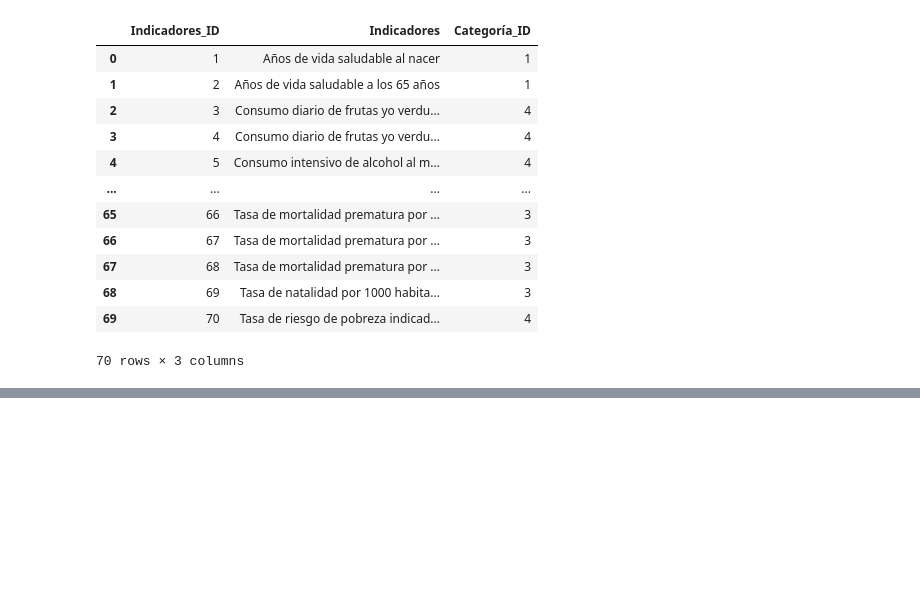
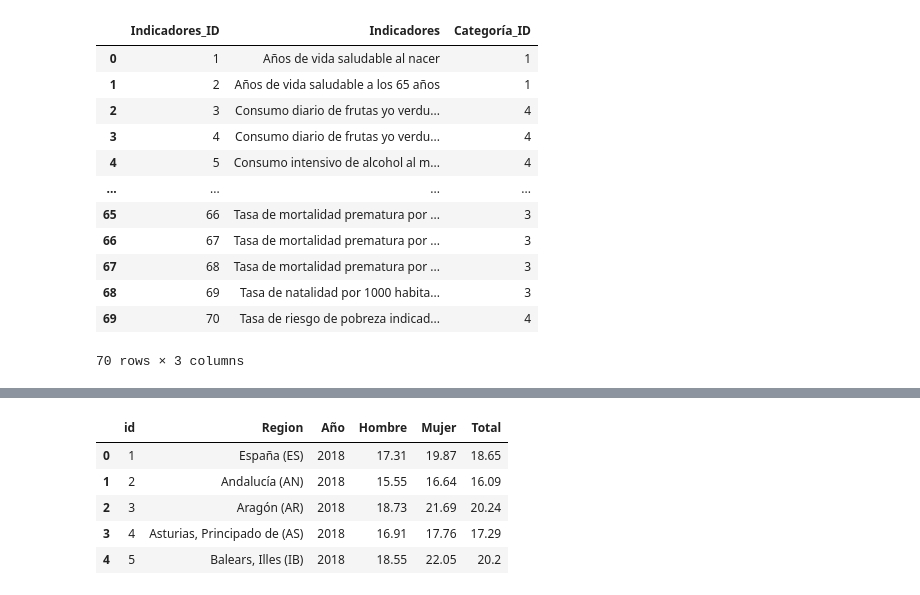
Before and after one commit to ClaraGallardo/Final-Proyect, a Jupyter notebook: notebook/1.Nueva creación de tablas.ipynb, the cells around one changed output, grey strips where cells are left out. Drawn from its saved outputs; the diff is of its cells as text; code cells hidden in the pictures; blank space fills up the shorter version.

Commit message:
Tablas listas 🥳🥳

```diff
--- a/notebook/1.Nueva creación de tablas.ipynb
+++ b/notebook/1.Nueva creación de tablas.ipynb
@@ -190,4 +209,13 @@ tabla = clean_columns(tabla)
 tabla = create_df(tabla)
 
 # VALE AHORA TENGO QUE HACER LO QUE SE HACE CON YEAR CON GÉNERO:
+# %%
+tabla.head()
+# %% [output]
+|  | id | Region | Año | Hombre | Mujer | Total |
+| 0 | 1 | España (ES) | 2018 | 17.31 | 19.87 | 18.65 |
+| 1 | 2 | Andalucía (AN) | 2018 | 15.55 | 16.64 | 16.09 |
+| 2 | 3 | Aragón (AR) | 2018 | 18.73 | 21.69 | 20.24 |
+| 3 | 4 | Asturias, Principado de (AS) | 2018 | 16.91 | 17.76 | 17.29 |
+| 4 | 5 | Balears, Illes (IB) | 2018 | 18.55 | 22.05 | 20.2 |
 # %%
```
Also changed, not shown: parts of 11 cells of this notebook, 1 other file.
